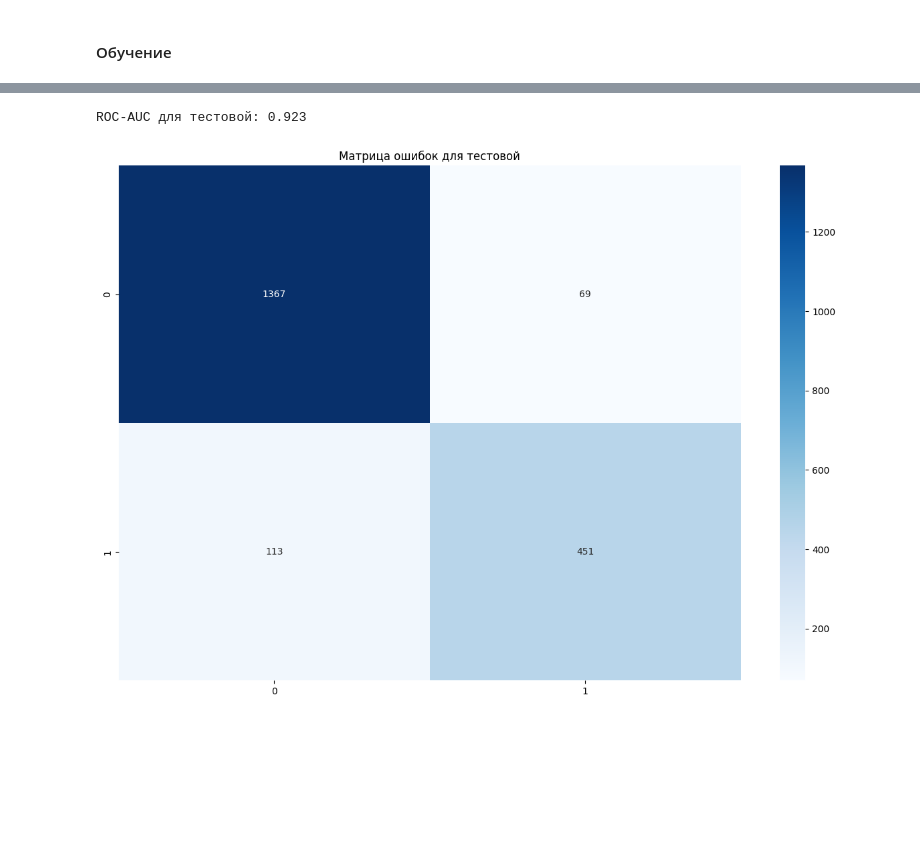
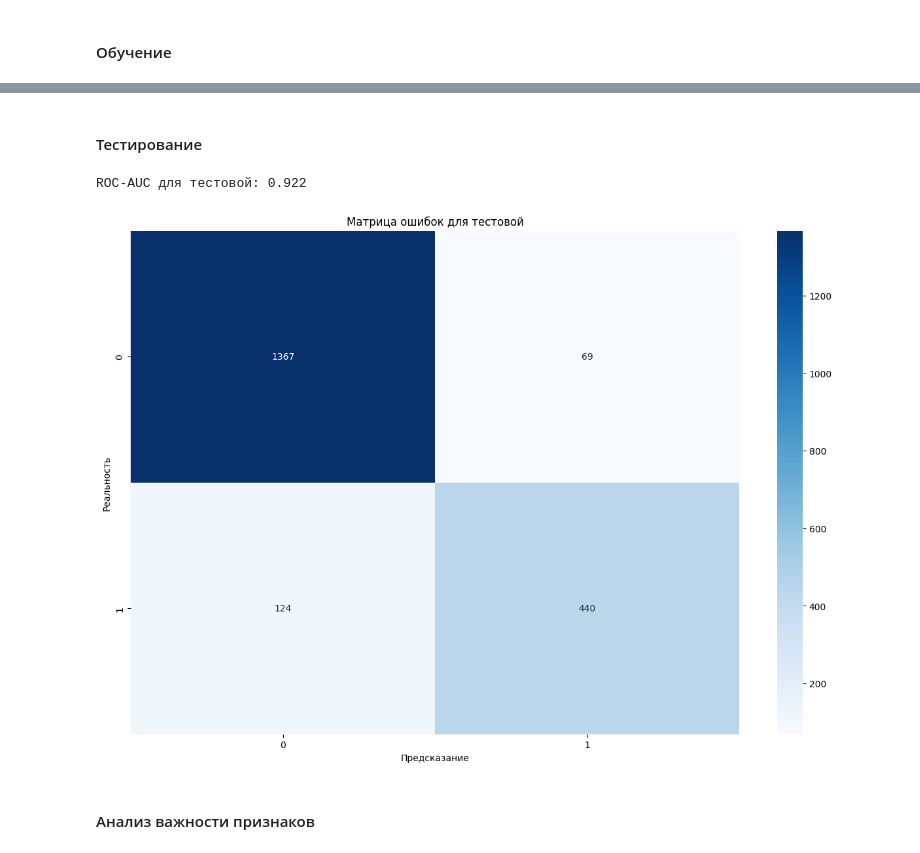
Before and after one commit to sevlakoz/Data-Science-Yandex, a Jupyter notebook: 3_hr_analytics/fin.ipynb, the cells around one changed output, grey strips where cells are left out. Cells and saved outputs as stored; diff of their text form; code cells hidden in the pictures; blank space fills up the shorter version.

```diff
--- a/3_hr_analytics/fin.ipynb
+++ b/3_hr_analytics/fin.ipynb
@@ -374,5 +374,5 @@ Name: count, dtype: float64
 # %%
-#train_job_satisfaction_rate.level = train_job_satisfaction_rate.level.str.replace('sinior', 'senior')
+train_job_satisfaction_rate.level = train_job_satisfaction_rate.level.str.replace('sinior', 'senior')
 # %%
 plot_n_describe(train_job_satisfaction_rate.workload, 'bar')
 # %% [output]
@@ -686,7 +687,7 @@ ord_columns = [
 ]
 
 ord_columns_categories = [
-    ['junior', 'middle', 'sinior'],
+    ['junior', 'middle', 'senior'],
     ['low', 'medium', 'high'],
     ['no', 'yes'],
     ['no', 'yes']
@@ -1446,7 +1447,7 @@ ord_columns_2 = [
 ]
 
 ord_columns_categories_2 = [
-    ['junior', 'middle', 'sinior'],
+    ['junior', 'middle', 'senior'],
     ['low', 'medium', 'high'],
     ['no', 'yes'],
     ['no', 'yes']
@@ -1607,22 +1608,28 @@ pd.DataFrame(grid_2.cv_results_).sort_values(by='rank_test_score')
+# %% [markdown]
+#### Тестирование
 # %%
 roc_auc_test_2 = grid_2.score(X_test_2, y_test_2)
 print(f'ROC-AUC для тестовой: {roc_auc_test_2:.3f}')
 # %% [output]
-ROC-AUC для тестовой: 0.923
+ROC-AUC для тестовой: 0.922
 # %%
 y_test_2_pred = grid_2.predict(X_test_2)
 
 plt.figure(figsize=(15, 10))
 sns.heatmap(
     confusion_matrix(y_test_2, y_test_2_pred),
     annot=True,
     cmap='Blues',
     fmt = '.0f'
 )
 plt.title('Матрица ошибок для тестовой')
+plt.ylabel('Реальность')
+plt.xlabel('Предсказание')
 plt.show()
 # %% [output]
-[figure, old version]
+[figure, new version]
+# %% [markdown]
+#### Анализ важности признаков
 # %%
 %%time
 
```
Also changed, not shown: parts of 14 cells of this notebook.
